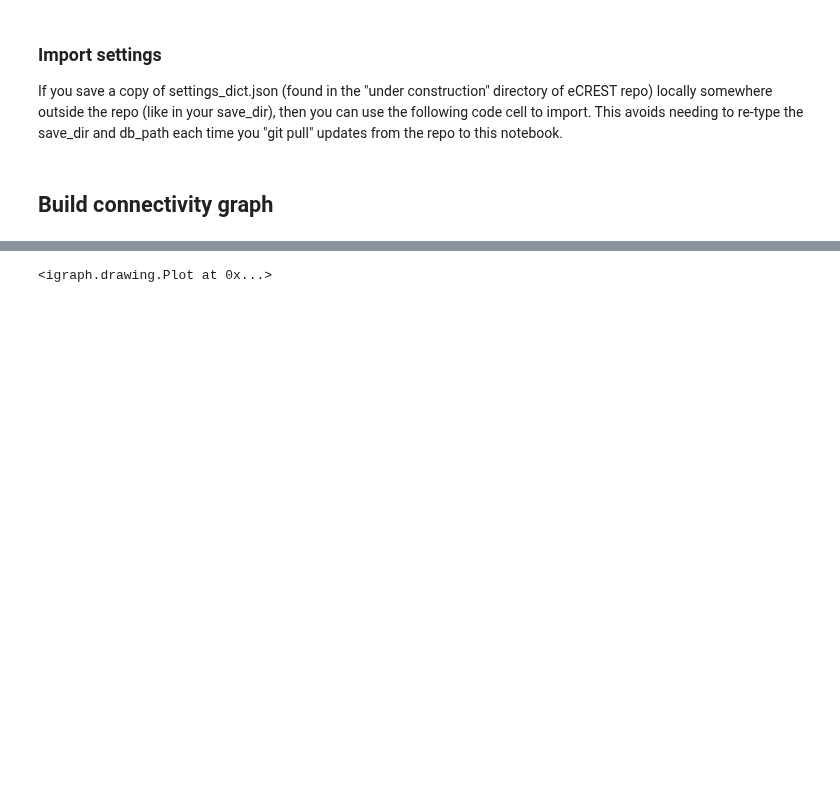
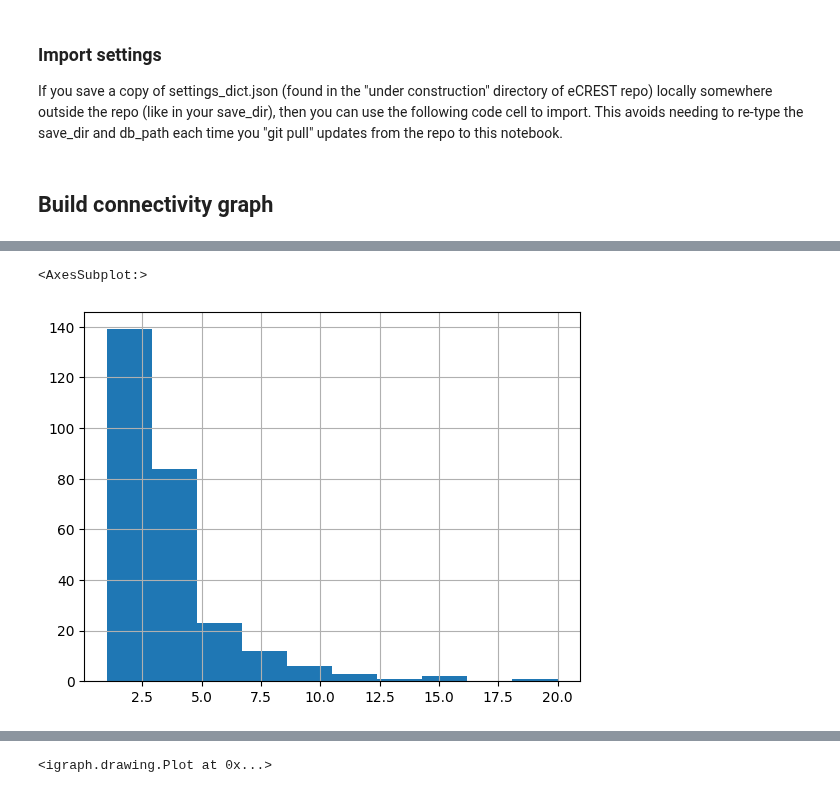
Before and after one commit to neurologic/eCREST, a Jupyter notebook: Analysis.ipynb, the cells around one changed output, grey strips where cells are left out. Cells and saved outputs as stored; diff of their text form; code cells hidden in the pictures; blank space fills up the shorter version.

```diff
--- a/Analysis.ipynb
+++ b/Analysis.ipynb
@@ -250,3 +259,8 @@ with pd.option_context('display.max_rows', 4):
+# %%
+df_edges['weight'].hist()
+# %% [output]
+<AxesSubplot:>
+[figure, added]
 # %%
 df_edge_counts = df_edges[['pre_type','post_type','structure']].value_counts().reset_index(name='counts')
 
```
Also changed, not shown: parts of 26 cells of this notebook, 1 other file.
